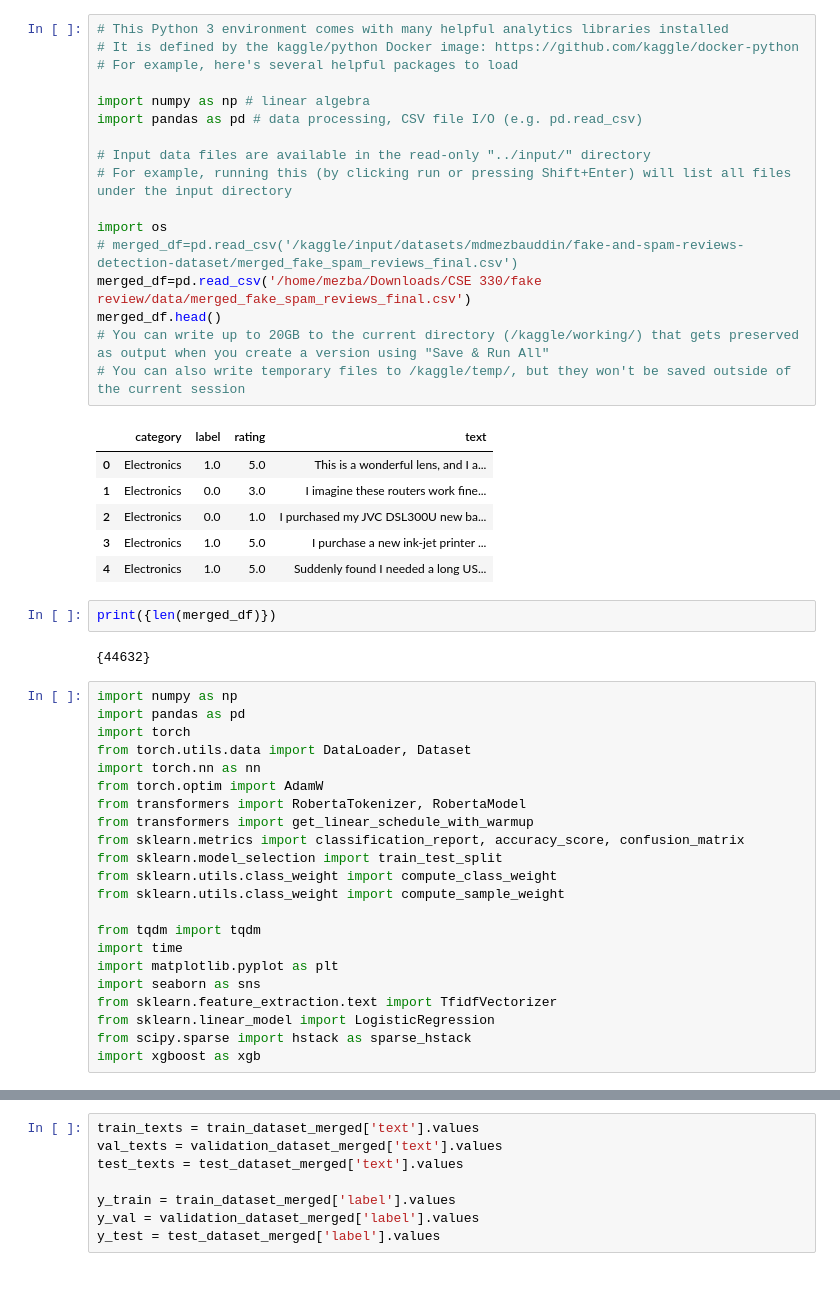
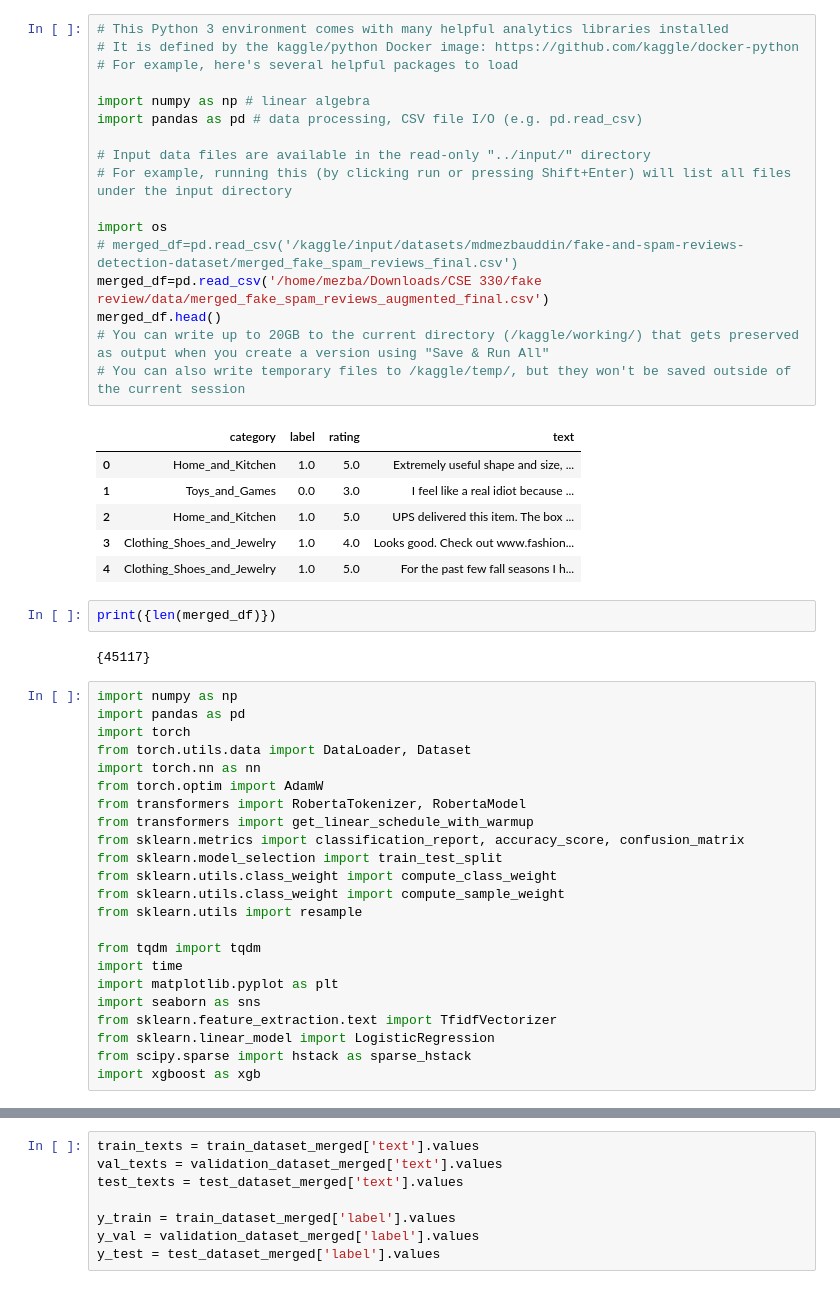
Before and after one commit to Mahi2105013/fake-and-spam-detection, a Jupyter notebook: notebooks/fake-and-spam-reviews-detection.ipynb, the cells around one changed output, grey strips where cells are left out. Cells and saved outputs as stored; diff of their text form.

```diff
--- a/notebooks/fake-and-spam-reviews-detection.ipynb
+++ b/notebooks/fake-and-spam-reviews-detection.ipynb
@@ -1,31 +1,31 @@
 # %%
 # This Python 3 environment comes with many helpful analytics libraries installed
 # It is defined by the kaggle/python Docker image: https://github.com/kaggle/docker-python
 # For example, here's several helpful packages to load
 
 import numpy as np # linear algebra
 import pandas as pd # data processing, CSV file I/O (e.g. pd.read_csv)
 
 # Input data files are available in the read-only "../input/" directory
 # For example, running this (by clicking run or pressing Shift+Enter) will list all files under the input directory
 
 import os
 # merged_df=pd.read_csv('/kaggle/input/datasets/mdmezbauddin/fake-and-spam-reviews-detection-dataset/merged_fake_spam_reviews_final.csv')
-merged_df=pd.read_csv('/home/mezba/Downloads/CSE 330/fake review/data/merged_fake_spam_reviews_final.csv')
+merged_df=pd.read_csv('/home/mezba/Downloads/CSE 330/fake review/data/merged_fake_spam_reviews_augmented_final.csv')
 merged_df.head()
 # You can write up to 20GB to the current directory (/kaggle/working/) that gets preserved as output when you create a version using "Save & Run All"
 # You can also write temporary files to /kaggle/temp/, but they won't be saved outside of the current session
 # %% [output]
 |  | category | label | rating | text |
-| 0 | Electronics | 1.0 | 5.0 | This is a wonderful lens, and I a... |
-| 1 | Electronics | 0.0 | 3.0 | I imagine these routers work fine... |
-| 2 | Electronics | 0.0 | 1.0 | I purchased my JVC DSL300U new ba... |
-| 3 | Electronics | 1.0 | 5.0 | I purchase a new ink-jet printer ... |
-| 4 | Electronics | 1.0 | 5.0 | Suddenly found I needed a long US... |
+| 0 | Home_and_Kitchen | 1.0 | 5.0 | Extremely useful shape and size, ... |
+| 1 | Toys_and_Games | 0.0 | 3.0 | I feel like a real idiot because ... |
+| 2 | Home_and_Kitchen | 1.0 | 5.0 | UPS delivered this item. The box ... |
+| 3 | Clothing_Shoes_and_Jewelry | 1.0 | 4.0 | Looks good. Check out www.fashion... |
+| 4 | Clothing_Shoes_and_Jewelry | 1.0 | 5.0 | For the past few fall seasons I h... |
 # %%
 print({len(merged_df)})
 # %% [output]
-{44632}
+{45117}
 # %%
 import numpy as np
 import pandas as pd
@@ -39,6 +39,7 @@ from sklearn.metrics import classification_report, accuracy_score, confusion_mat
 from sklearn.model_selection import train_test_split
 from sklearn.utils.class_weight import compute_class_weight
 from sklearn.utils.class_weight import compute_sample_weight
+from sklearn.utils import resample
 
 from tqdm import tqdm
 import time
```
Also changed, not shown: parts of 12 cells of this notebook.
